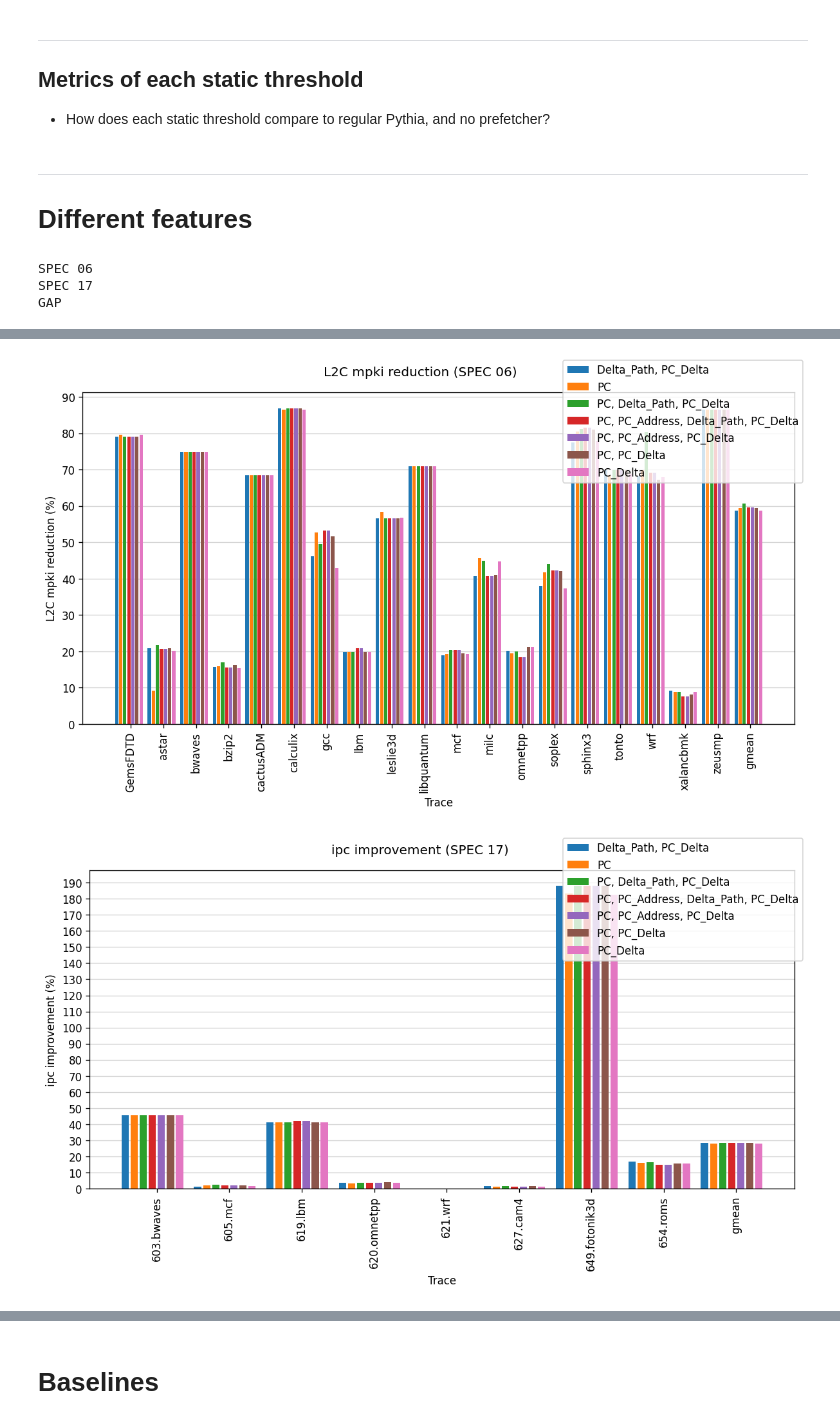
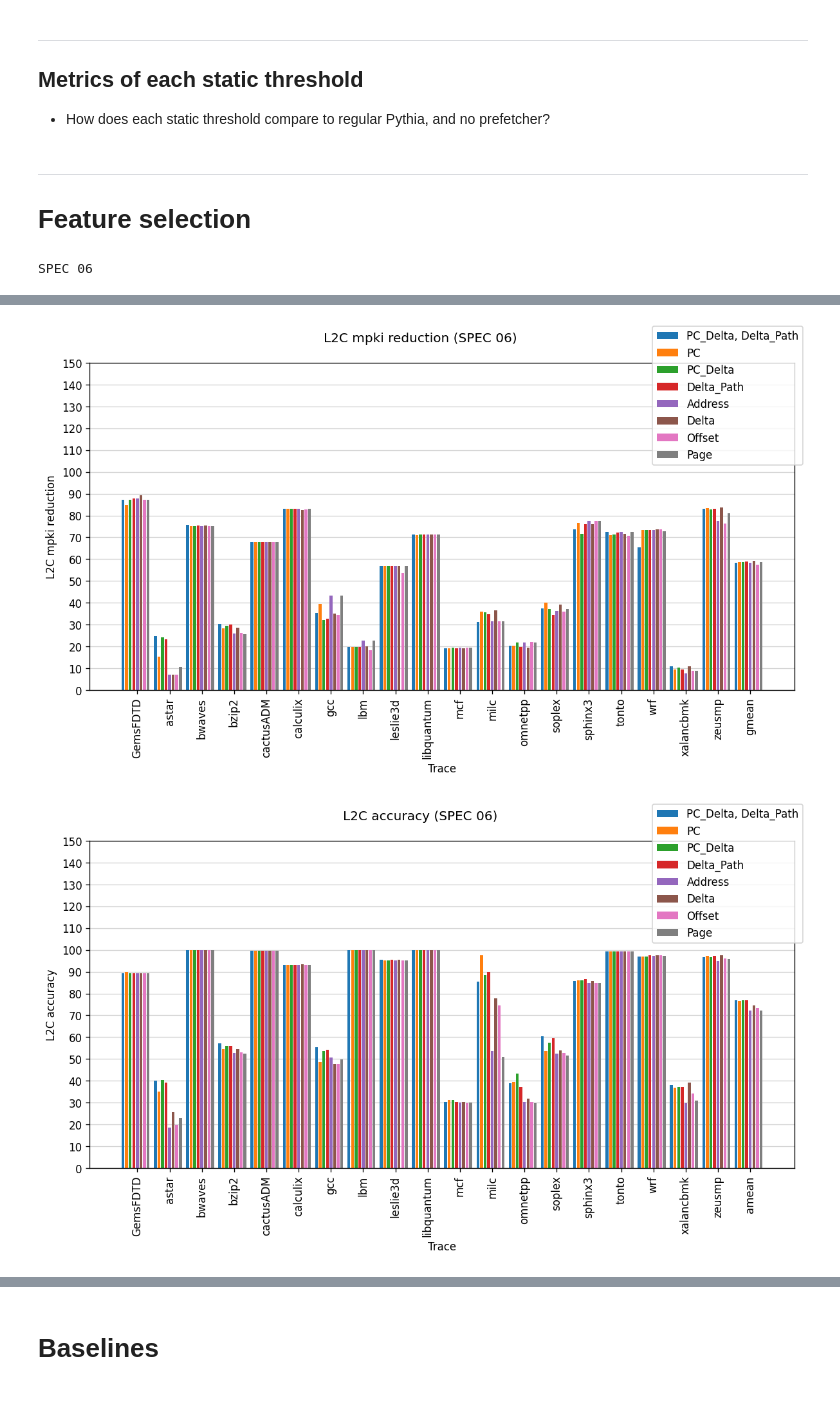
Before and after one commit to cmolder/pythia-analysis, a Jupyter notebook: pythia-features.ipynb, the cells around one changed output, grey strips where cells are left out. Drawn from its saved outputs; the diff is of its cells as text; code cells hidden in the pictures.

```diff
--- a/pythia-features.ipynb
+++ b/pythia-features.ipynb
@@ -25,20 +56,26 @@ dpi = 120
 # %%
-def load_data(data_path: str) \
-    -> Dict[Tuple[str, ...], pd.DataFrame]:
+def load_data(data_path: str,
+              feature_sets: List[str] = []) \
+              -> Dict[str, pd.DataFrame]:
     """Load different feature groupings, as stored in a
     .csv file generated from the evaluate script in
     Pythia/experiments.
     """
+    setify = lambda r : set(eval(r)) # Convert string/tuple to unordered set.
+    set_string = lambda s : ', '.join(f for f in s) # Convert set to string.
     data_df = {}
     df = utils.read_data_file(data_path)
     df = df[df.seed == seed]
-    features = df.pythia_features.unique()
-    for feat in features:
-        data_df[', '.join(eval(feat))] = df[df.pythia_features == feat]
+    if feature_sets == []:
+        feature_sets = df.pythia_features.unique()
+        feature_sets = [setify(s) for s in feature_sets]
+    for feat_set in feature_sets:
+        data_df[set_string(feat_set)] = (
+            df[df.pythia_features.apply(setify) == feat_set])
 
     return data_df
 
-data_df : dict = load_data(data_path)
+data_df : dict = load_data(data_path, feature_sets=features)
 # %% [markdown]
 ---
 ## Metrics of each static threshold
@@ -108,4 +139,4 @@ def plot_metric(dfs: dict, metric: str,
     fig.tight_layout()
 # %% [markdown]
 ---
-# Different features
+# Feature selection
@@ -117,20 +143,13 @@ os.makedirs(f'{output_dir}/', exist_ok=True)
 # %%
-for suite_name, suite in zip(suite_names, suites):
+#os.makedirs(f'{output_dir}/', exist_ok=True)
+for suite_name, suite in suites.items():
     data_df_ = {k : v[v.trace.isin(suite)] for k,v in data_df.items()}
-
     print(suite_name)
     for metric in metrics:
-        plot_metric(
-            data_df_, metric,
-            suite_name=suite_name,
-            figsize=(10,6),
-            dpi=dpi
-        )
-        plt.savefig(
-            f'{output_dir}/{suite_name}_{metric}.pdf',
-            bbox_inches='tight'
-        )
+        plot_metric(data_df_, metric,
+                    suite_name=suite_name, figsize=figsize, dpi=dpi)
+        plt.show()
+        # plt.savefig(f'{output_dir}/{suite_name}_{metric}.pdf',
+        #             bbox_inches='tight')
 # %% [output]
 SPEC 06
-SPEC 17
-GAP
@@ -139,2 +158,2 @@ GAP
-[figure, old version]
+[figure, new version]
-[figure, old version]
+[figure, new version]
```
Also changed, not shown: parts of 6 cells of this notebook, 1 other file.
